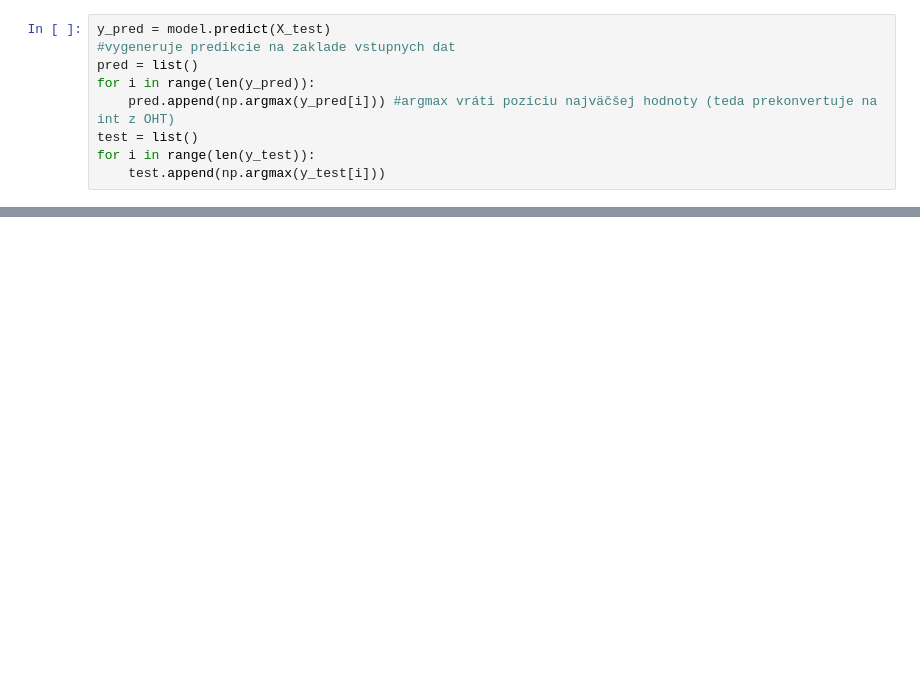
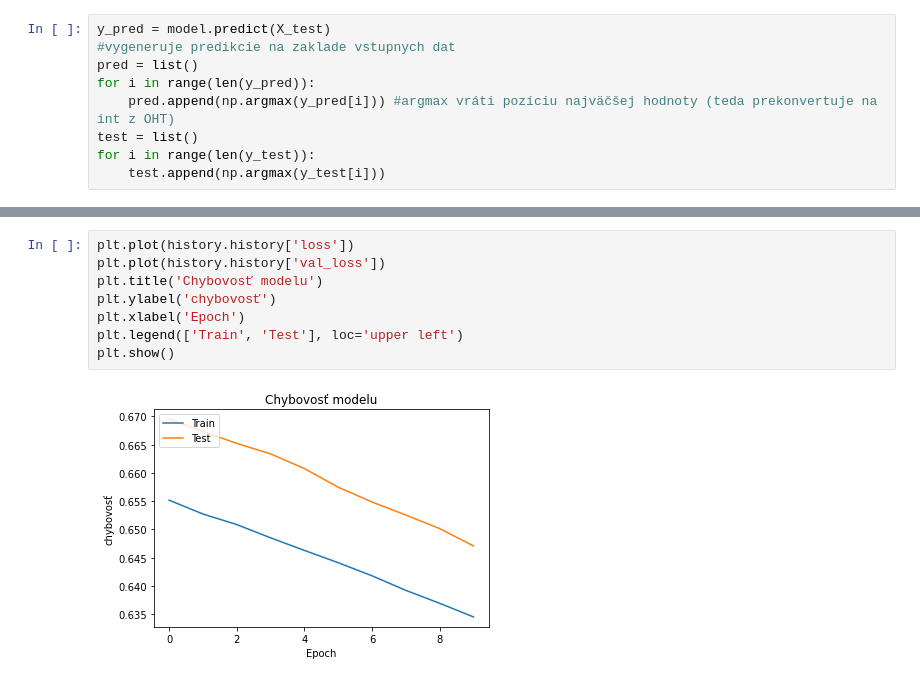
Before and after one commit to SorinMarkov01/Neur-nov-siete-NS, a Jupyter notebook: NS - JakubT.ipynb, the cells around one changed output, grey strips where cells are left out. Drawn from its saved outputs; the diff is of its cells as text; blank space fills up the shorter version.

```diff
--- a/NS - JakubT.ipynb
+++ b/NS - JakubT.ipynb
@@ -390,0 +538,10 @@ plt.show()
+# %%
+plt.plot(history.history['loss'])
+plt.plot(history.history['val_loss'])
+plt.title('Chybovosť modelu')
+plt.ylabel('chybovosť')
+plt.xlabel('Epoch')
+plt.legend(['Train', 'Test'], loc='upper left')
+plt.show()
+# %% [output]
+[figure, added]
```
Also changed, not shown: parts of 19 cells of this notebook.
